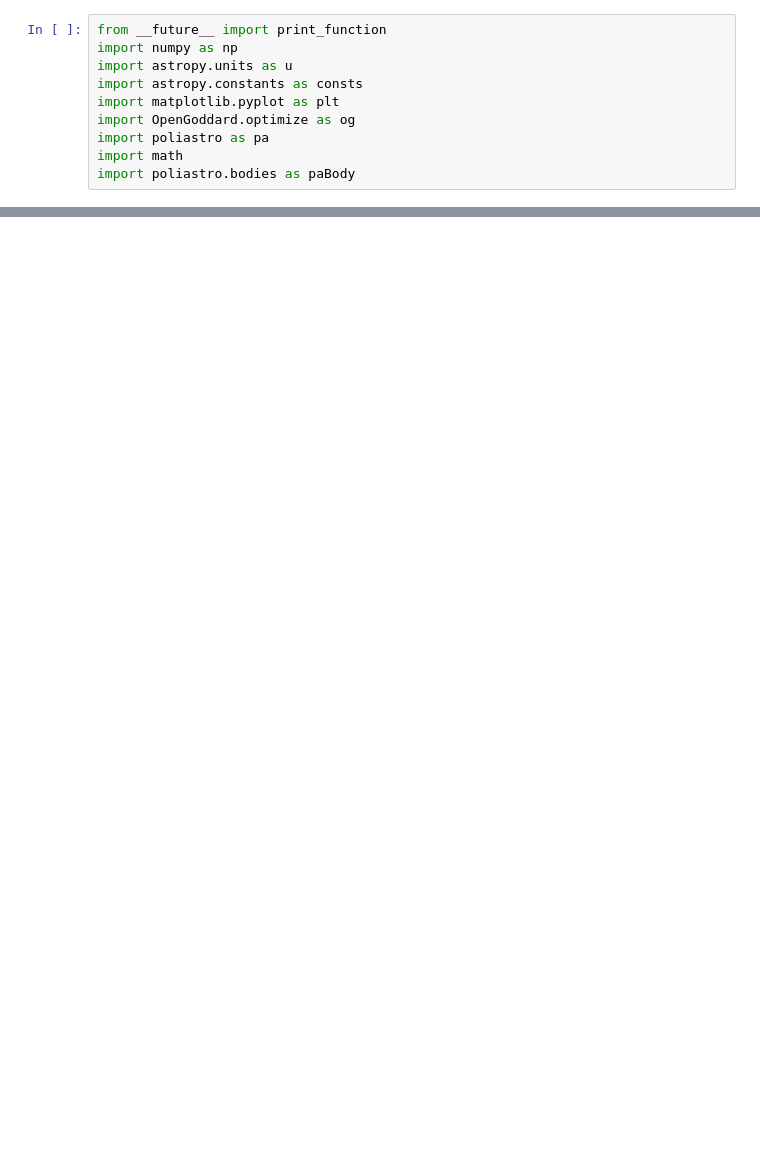
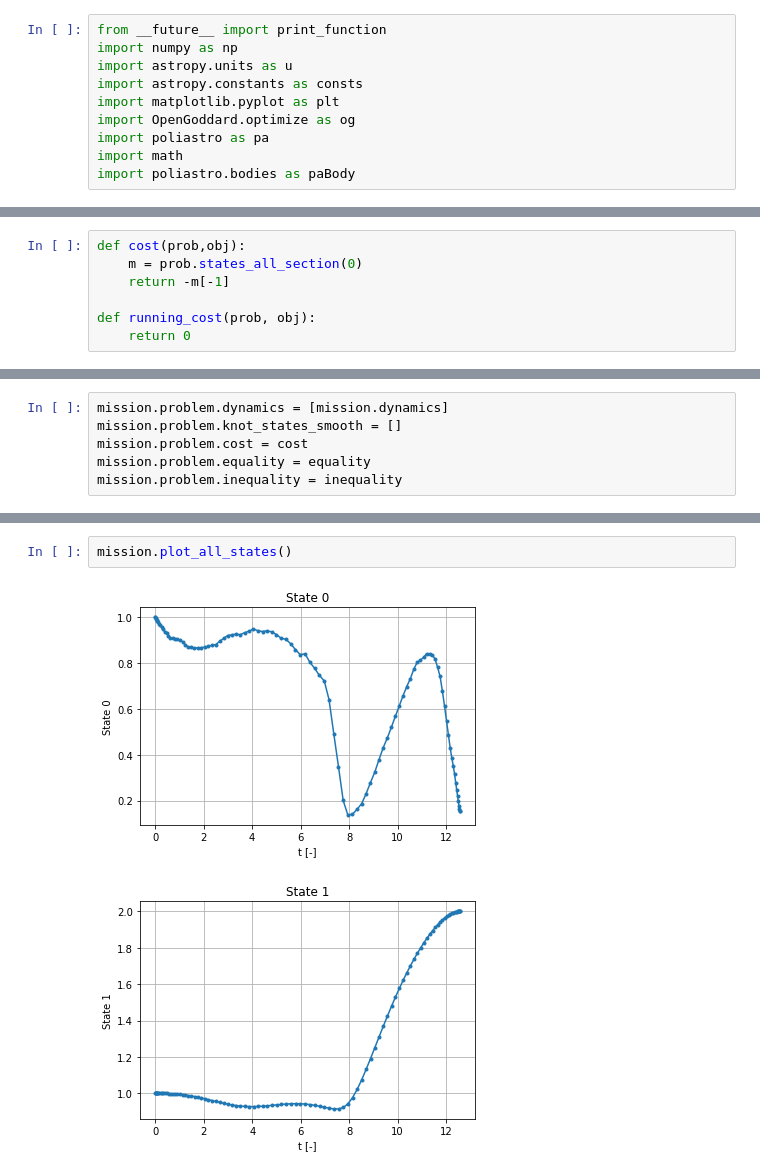
Before and after one commit to dev10110/electricTortoise, a Jupyter notebook: arbitrary_testing/initialClassDefinitionTestBed.ipynb, the cells around one changed output, grey strips where cells are left out. Saved outputs shown, nothing was run; the diff lists cells and outputs as text; blank space fills up the shorter version.

```diff
--- a/arbitrary_testing/initialClassDefinitionTestBed.ipynb
+++ b/arbitrary_testing/initialClassDefinitionTestBed.ipynb
@@ -354,0 +624,7 @@ array([-0., -0., -0., -0., -0., -0., -0., -0., -0., -0., -0., -0., -0.,
+# %%
+def cost(prob,obj):
+    m = prob.states_all_section(0)
+    return -m[-1]
+
+def running_cost(prob, obj):
+    return 0
@@ -354,0 +636,6 @@ array([-0., -0., -0., -0., -0., -0., -0., -0., -0., -0., -0., -0., -0.,
+# %%
+mission.problem.dynamics = [mission.dynamics]
+mission.problem.knot_states_smooth = []
+mission.problem.cost = cost
+mission.problem.equality = equality
+mission.problem.inequality = inequality
@@ -354,0 +662,5 @@ array([-0., -0., -0., -0., -0., -0., -0., -0., -0., -0., -0., -0., -0.,
+# %%
+mission.plot_all_states()
+# %% [output]
+[figure, added]
+[figure, added]
```
Also changed, not shown: parts of 31 cells of this notebook.
